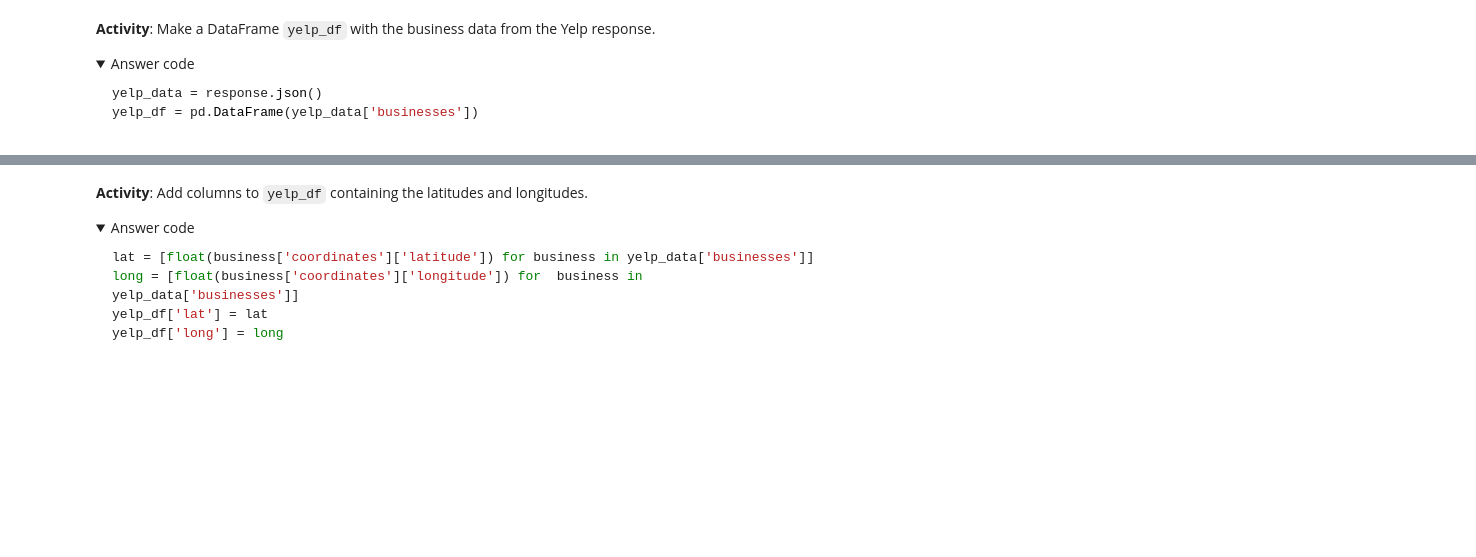
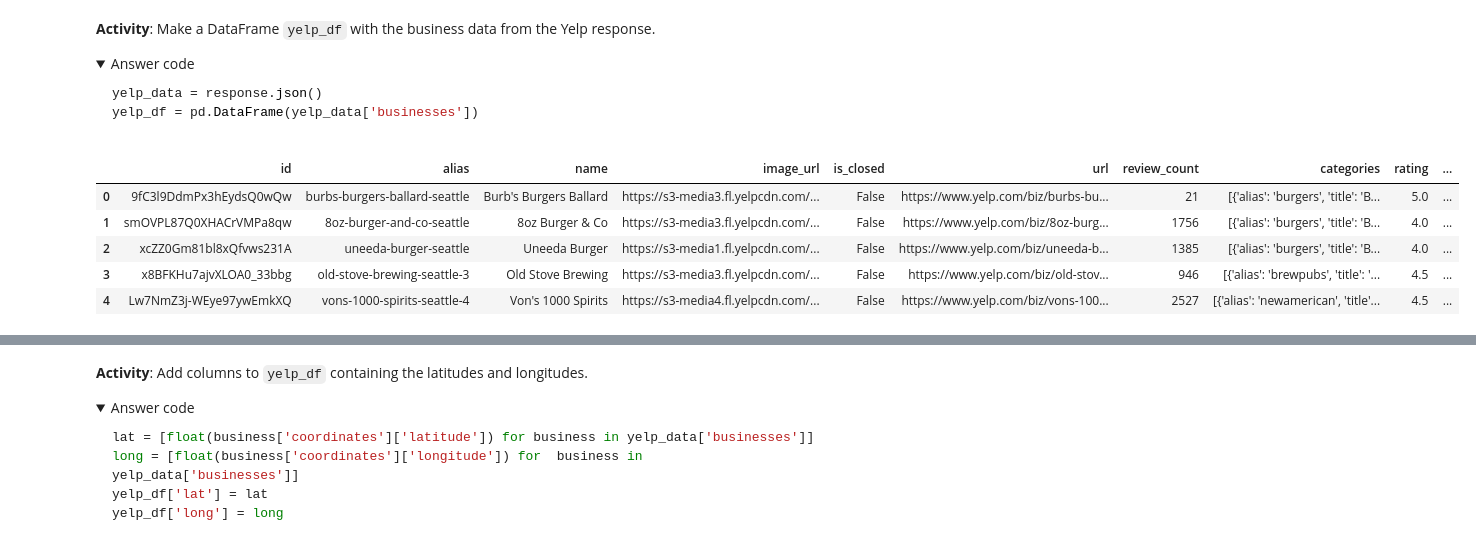
Before and after one commit to ParkedHampster/DS-Live-022023, a Jupyter notebook: Phase1/Lectures/16_Topic_9_APIs.ipynb, the cells around one changed output, grey strips where cells are left out. Drawn from its saved outputs; the diff is of its cells as text; code cells hidden in the pictures; folded sections open; blank space fills up the shorter version.

```diff
--- a/Phase1/Lectures/16_Topic_9_APIs.ipynb
+++ b/Phase1/Lectures/16_Topic_9_APIs.ipynb
@@ -496,0 +506,11 @@ yelp_df.head()
+# %%
+yelp_df = pd.DataFrame(response.json()['businesses'])
+bus = yelp_df['coordinates']
+yelp_df.head()
+# %% [output]
+|  | id | alias | name | image_url | is_closed | url | review_count | categories | rating | ... |
+| 0 | 9fC3l9DdmPx3hEydsQ0wQw | burbs-burgers-ballard-seattle | Burb's Burgers Ballard | https://s3-media3.fl.yelpcdn.com/... | False | https://www.yelp.com/biz/burbs-bu... | 21 | [{'alias': 'burgers', 'title': 'B... | 5.0 | ... |
+| 1 | smOVPL87Q0XHACrVMPa8qw | 8oz-burger-and-co-seattle | 8oz Burger & Co | https://s3-media3.fl.yelpcdn.com/... | False | https://www.yelp.com/biz/8oz-burg... | 1756 | [{'alias': 'burgers', 'title': 'B... | 4.0 | ... |
+| 2 | xcZZ0Gm81bl8xQfvws231A | uneeda-burger-seattle | Uneeda Burger | https://s3-media1.fl.yelpcdn.com/... | False | https://www.yelp.com/biz/uneeda-b... | 1385 | [{'alias': 'burgers', 'title': 'B... | 4.0 | ... |
+| 3 | x8BFKHu7ajvXLOA0_33bbg | old-stove-brewing-seattle-3 | Old Stove Brewing | https://s3-media3.fl.yelpcdn.com/... | False | https://www.yelp.com/biz/old-stov... | 946 | [{'alias': 'brewpubs', 'title': '... | 4.5 | ... |
+| 4 | Lw7NmZ3j-WEye97ywEmkXQ | vons-1000-spirits-seattle-4 | Von's 1000 Spirits | https://s3-media4.fl.yelpcdn.com/... | False | https://www.yelp.com/biz/vons-100... | 2527 | [{'alias': 'newamerican', 'title'... | 4.5 | ... |
```
Also changed, not shown: parts of 10 cells of this notebook, 2 other files.
